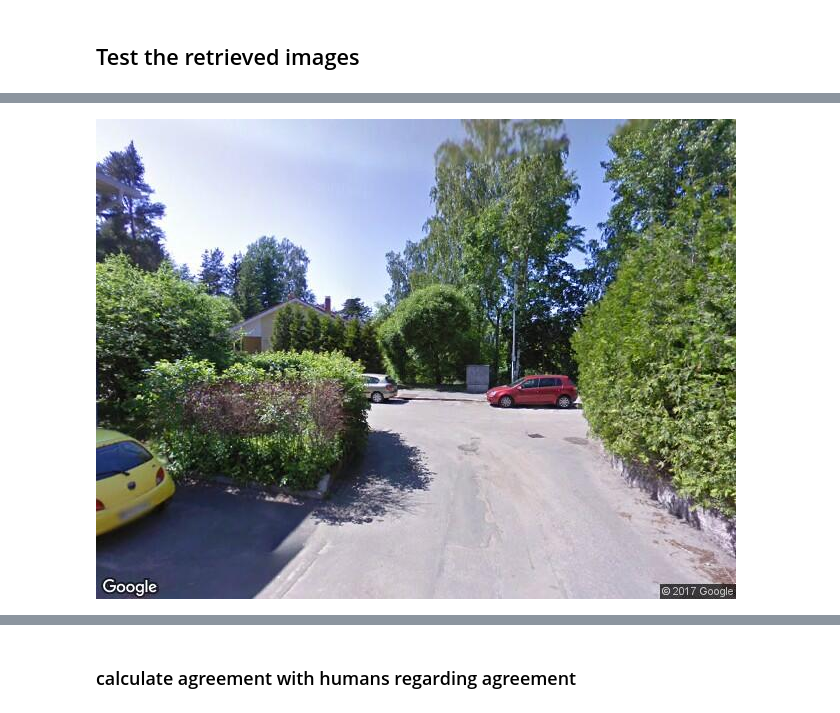
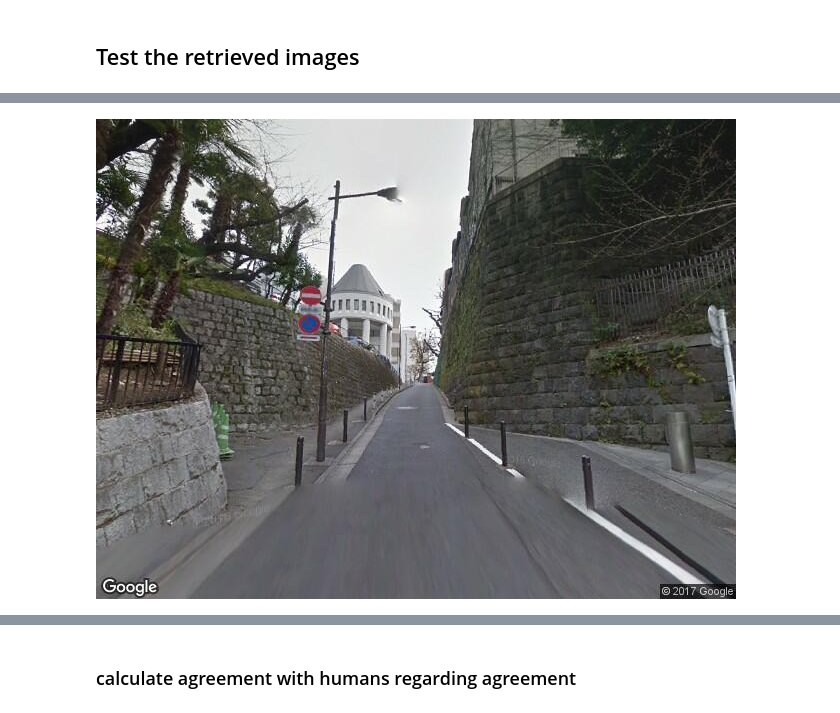
Before and after one commit to sagarjoglekar/ExplainingUrbanEmotions, a Jupyter notebook: notebooks/RetreivalPipeline.ipynb, the cells around one changed output, grey strips where cells are left out. Cells and saved outputs as stored; diff of their text form; code cells hidden in the pictures.

```diff
--- a/notebooks/RetreivalPipeline.ipynb
+++ b/notebooks/RetreivalPipeline.ipynb
@@ -334,0 +392,8 @@ Here we find pairwise distances between transformed images and images from datas
+# %%
+for k in retreivalFileMap:
+    if k in testSegnetLabels:
+        pixelcounts = collections.Counter(np.squeeze(testSegnetLabels[k]['segnetLabels']).flatten())
+        retreivalFileMap[k]['segnet'] = {}
+        denom = testSegnetLabels[k]['segnetLabels'].shape[0]*testSegnetLabels[k]['segnetLabels'].shape[1]
+        for r in pixelcounts:
+            retreivalFileMap[k]['segnet'][r] = float(pixelcounts[r])/float(denom)
@@ -335,3 +404,17 @@ Here we find pairwise distances between transformed images and images from datas
+# %%
+def lockDownDistanceFunction(src, dst):
+    labels = ['Sky', 'Building', 'Pole','Road Marking','Road','Pavement','Tree','Sign Symbol','Fence','Vehicle','Pedestrian', 'Bike']
+    #features to lock
+    lockDownRatios = [ 1.0 , 4.0 ]
+    #Tolerance levels in normalized ratios
+    tol = 0.1
+    for obj in lockDownRatios:
+        if obj in src['segnet']:
+            if obj not in dst['segnet']:
+                return float('inf')
+            if dst['segnet'][obj] > (src['segnet'][obj]+tol) or dst['segnet'][obj] < (src['segnet'][obj]-tol) :
+                return float('inf')
+    return distance.euclidean(dst['placesFeats'] , src['placesFeats'])
 # %%
 from scipy.spatial import distance
 distanceMapper = {}
@@ -339,7 +422,10 @@ for k in filesMap:
     distanceMapper[k] = {}
     for i in retreivalFileMap:
         #distanceMapper[k][i] = angle_between(filesMap[k]['placesFeats'] , retreivalFileMap[i]['placesFeats'])
-        distanceMapper[k][i] = distance.euclidean(filesMap[k]['placesFeats'] , retreivalFileMap[i]['placesFeats'])
+        #distanceMapper[k][i] = distance.euclidean(filesMap[k]['placesFeats'] , retreivalFileMap[i]['placesFeats'])
+
+        ##This distance function locks down feature areas in an image
+        distanceMapper[k][i] = lockDownDistanceFunction(filesMap[k] , retreivalFileMap[i])
 # %%
 len(distanceMapper.keys())
 # %% [output]
@@ -416,7 +513,7 @@ retreivedDf[retreivedDf.keys()[10]]['Top5Paths'][0]
 # for k in range(len(retreivedDf.keys()[:90])):
 #     print retreivedDf[retreivedDf.keys()[k]]['XformPath']
 # %%
-k =  54 #56 #54 #196 #193 #31 #30 #111 #24 #111 #16 #190 16 #15 #114 #54 #40
+k =  831 #904 #113 #112 #56 #54 #196 #193 #31 #30 #111 #24 #111 #16 #190 16 #15 #114 #54 #40
 # %%
 retreivedDf[retreivedDf.keys()[k]]['XformPath']
 # %% [output]
@@ -432,7 +529,7 @@ Image(retreivedDf[retreivedDf.keys()[k]]['XformPath'])
 # %%
-Image(retreivedDf[retreivedDf.keys()[k]]['Top5Paths'][0] [1])
+Image(retreivedDf[retreivedDf.keys()[k]]['Top5Paths'][0] [2])
 # %% [output]
-[figure, old version]
+[figure, new version]
 # %%
 retreivedDf[retreivedDf.keys()[1]]
 # %% [output]
```
Also changed, not shown: parts of 30 cells of this notebook, 1 other file.
